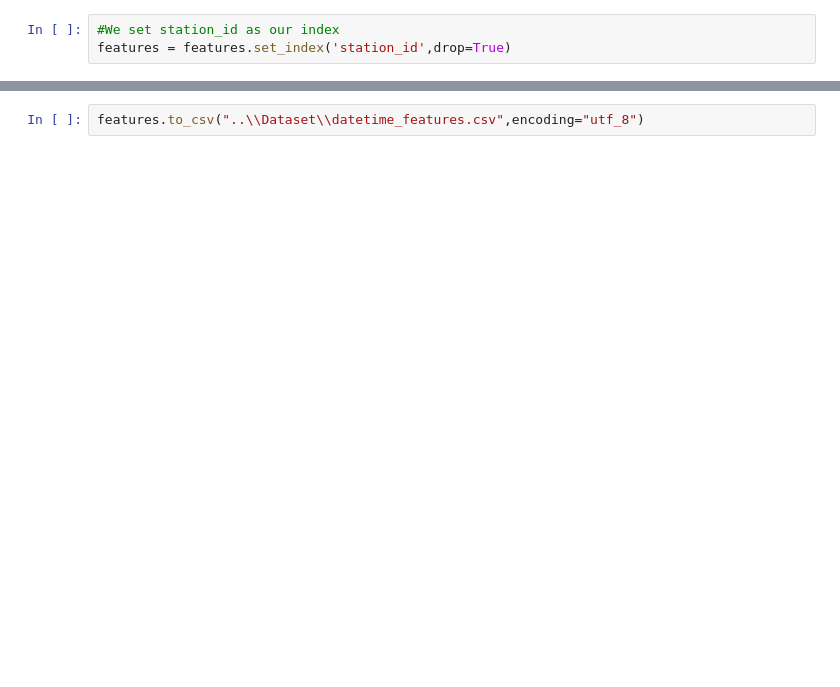
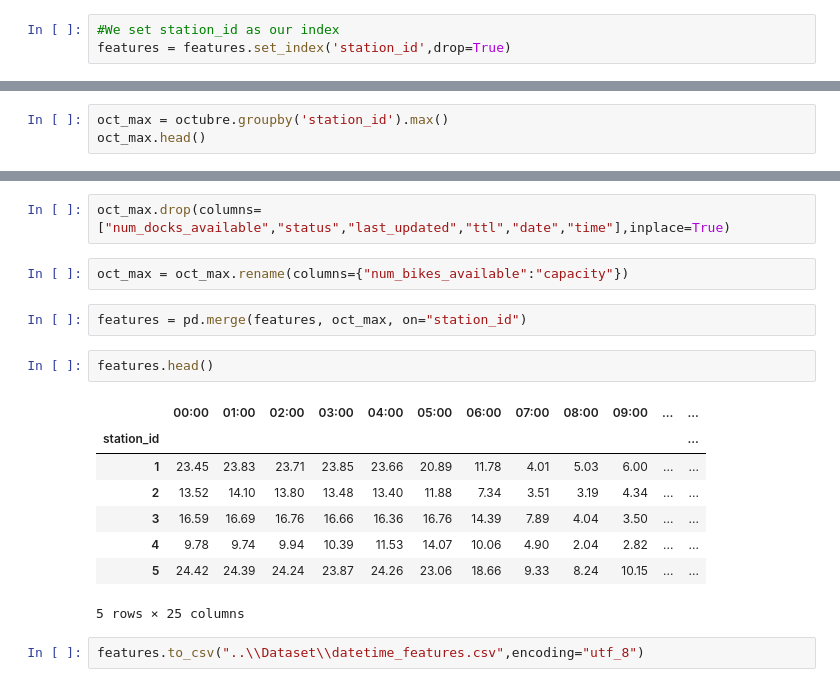
Before and after one commit to jaumevr15/Bicing-Stations-Analysis, a Jupyter notebook: your-project/code/1_datetime .ipynb, the cells around one changed output, grey strips where cells are left out. Cells and saved outputs as stored; diff of their text form; blank space fills up the shorter version.

Commit message:
[DATE] Rounded mean values and added max capacity

```diff
--- a/your-project/code/1_datetime .ipynb
+++ b/your-project/code/1_datetime .ipynb
@@ -273,0 +277,3 @@ features = features.set_index('station_id',drop=True)
+# %%
+oct_max = octubre.groupby('station_id').max()
+oct_max.head()
@@ -274,2 +288,19 @@ features = features.set_index('station_id',drop=True)
+# %%
+oct_max.drop(columns=["num_docks_available","status","last_updated","ttl","date","time"],inplace=True)
+# %%
+oct_max = oct_max.rename(columns={"num_bikes_available":"capacity"})
+# %%
+features = pd.merge(features, oct_max, on="station_id")
+# %%
+features.head()
+# %% [output]
+|  | 00:00 | 01:00 | 02:00 | 03:00 | 04:00 | 05:00 | 06:00 | 07:00 | 08:00 | 09:00 | ... | ... |
+| station_id |  |  |  |  |  |  |  |  |  |  |  | ... |
+| 1 | 23.45 | 23.83 | 23.71 | 23.85 | 23.66 | 20.89 | 11.78 | 4.01 | 5.03 | 6.00 | ... | ... |
+| 2 | 13.52 | 14.10 | 13.80 | 13.48 | 13.40 | 11.88 | 7.34 | 3.51 | 3.19 | 4.34 | ... | ... |
+| 3 | 16.59 | 16.69 | 16.76 | 16.66 | 16.36 | 16.76 | 14.39 | 7.89 | 4.04 | 3.50 | ... | ... |
+| 4 | 9.78 | 9.74 | 9.94 | 10.39 | 11.53 | 14.07 | 10.06 | 4.90 | 2.04 | 2.82 | ... | ... |
+| 5 | 24.42 | 24.39 | 24.24 | 23.87 | 24.26 | 23.06 | 18.66 | 9.33 | 8.24 | 10.15 | ... | ... |
+5 rows × 25 columns
 # %%
 features.to_csv("..\\Dataset\\datetime_features.csv",encoding="utf_8")
```
Also changed, not shown: parts of 4 cells of this notebook, 1 other file.
